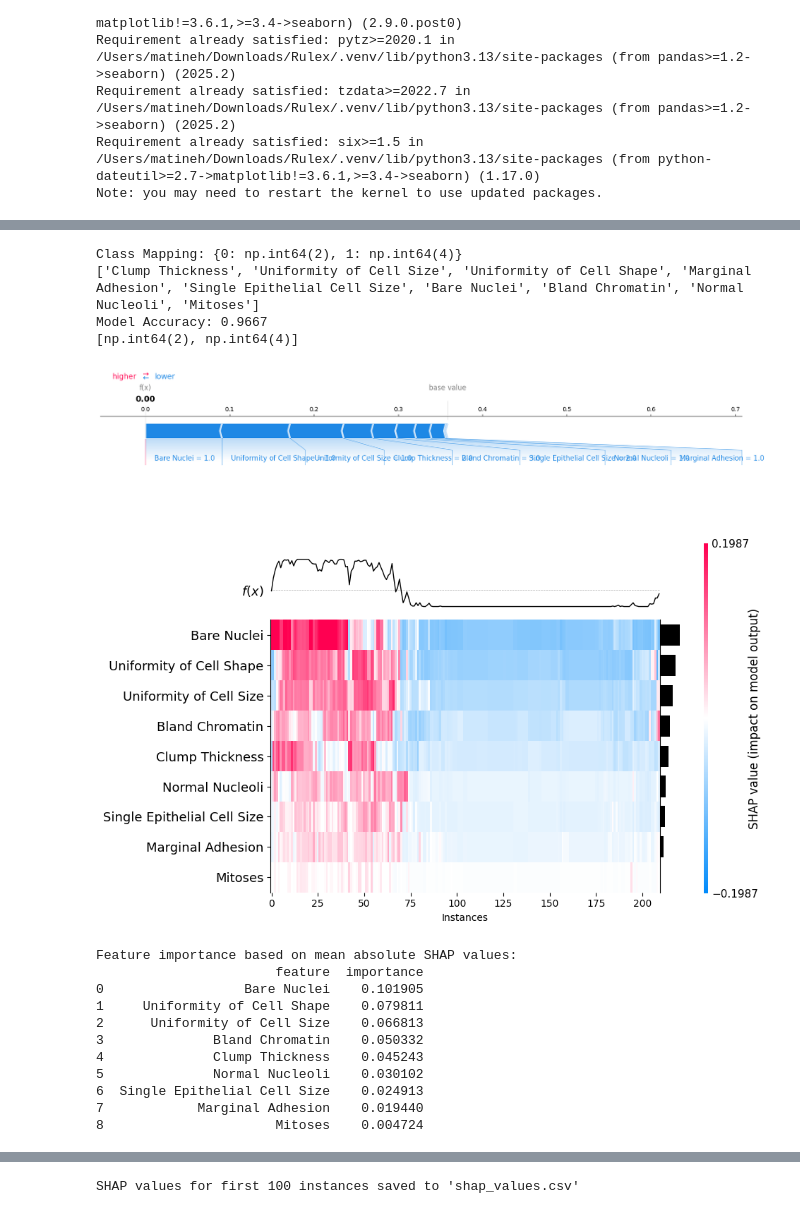
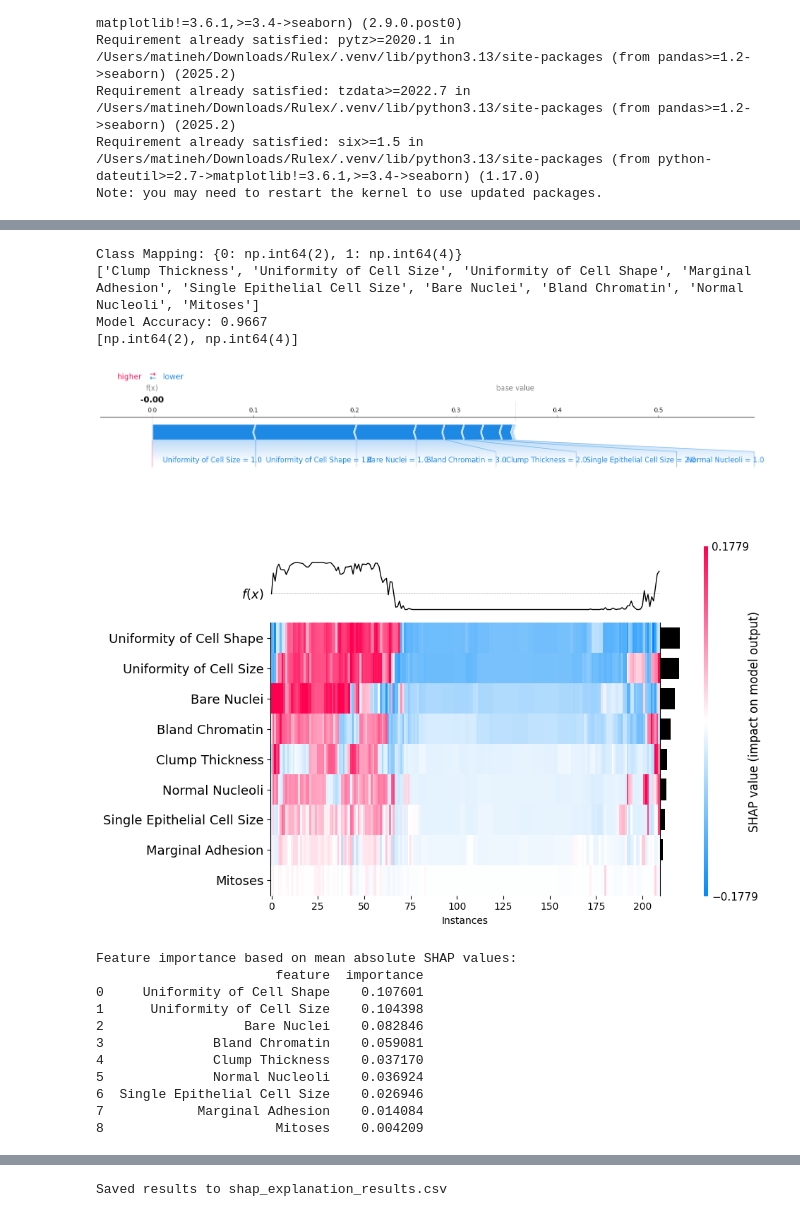
Before and after one commit to MatinehBshakib/Applying_LIME_-_SHAP_on_public_datasets, a Jupyter notebook: Applying_LIME_-_SHAP_on_public_datasets/Breast_Cancer.ipynb, the cells around one changed output, grey strips where cells are left out. Drawn from its saved outputs; the diff is of its cells as text; code cells hidden in the pictures.

```diff
--- a/Applying_LIME_-_SHAP_on_public_datasets/Breast_Cancer.ipynb
+++ b/Applying_LIME_-_SHAP_on_public_datasets/Breast_Cancer.ipynb
@@ -76,10 +76,9 @@ def load_file():
     # Load Breast Cancer Wisconsin (Original) dataset from OpenML
     data = fetch_openml(data_id= 46591 , version='active', as_frame=True)
     df = data.frame.copy()
-    df = df.set_index('Sample code number')
     #drop id column
-    if 'id' in df.columns:
-        df.drop(columns=['id'], inplace=True)
+    if 'Sample code number' in df.columns:
+        df.drop(columns=['Sample code number'], inplace=True)
     # Handle missing values represented by '?'
     df.replace('?', np.nan, inplace=True)
     x = df.drop(columns=['Class'])
@@ -99,7 +98,7 @@ def train_and_test(x,y):
     class_names = list(le.classes_)
     print (f"Class Mapping: {dict(zip(range(len(class_names)), class_names))}")
     #Split data
-    x_train, x_test, y_train, y_test = train_test_split(x,y_encoded, test_size = 0.3, random_state=42)
+    x_train, x_test, y_train, y_test = train_test_split(x, y_encoded, test_size = 0.3, random_state=42)
     #Train Model
     forest_clf = RandomForestClassifier(random_state=42)
     forest_clf.fit(x_train, y_train)
@@ -119,7 +118,7 @@ def explain_with_lime(clf, x_train, x_test, y_test, class_names):
 
     #Explain first two instances in test set
     for i in range(2):
-        actual_class = class_names[int(y_test.iloc[i])]
+        actual_class = class_names[int(y_test[i])]
         print(f"Actual Status: {actual_class}")
         print(dict(zip(x_test.columns, x_test.values[i])))
 
@@ -136,26 +135,23 @@ def explain_with_lime(clf, x_train, x_test, y_test, class_names):
 
 def explain_with_shap(clf, x_train, x_test, y_test, class_names):
     #shap.kmeans():summerize the data with centroids
-    explainer= shap.KernelExplainer(clf.predict_proba, shap.kmeans(x_train, 10))
-    shap_values = explainer.shap_values(x_test)
+    explainer= shap.TreeExplainer(clf)
+    shap_values = explainer(x_test)
+    #Explicitly get SHAP values for class 1
+    shap_values_class = shap_values[:,:,1]
     #Beeswarm plot
-    #shap.summary_plot(shap_values[:,:,1], x_test, feature_names=x_train.columns.tolist())
+    #shap.summary_plot(shap_values_class, x_test, feature_names=x_train.columns.tolist())
     #explain individual decision
     shap.force_plot(
         explainer.expected_value[1],
-        shap_values[10, :, 1],
+        shap_values_class[10,:].values,
         x_test.iloc[10],
         feature_names=x_train.columns.tolist(),
         matplotlib=True)
     #heatmap of SHAP values
-    heatmap_explanation  = shap.Explanation(values=shap_values[:,:,1],
-                                            base_values=explainer.expected_value[1],
-                                            data=x_test.values,
-                                            feature_names=x_train.columns.tolist()
-                                        )
-    shap.plots.heatmap(heatmap_explanation)
+    shap.plots.heatmap(shap_values_class, show= True)
     #calculate mean absolute importance per feature
-    mean_abs_shap_values = np.abs(shap_values[:,:,1]).mean(axis=0)
+    mean_abs_shap_values = np.abs(shap_values_class.values).mean(axis=0)
     #create sorted dataframe of feature importance
     df_feature_importance= pd.DataFrame({'feature': x_train.columns.tolist(),
                                          'importance': mean_abs_shap_values
@@ -165,7 +161,7 @@ def explain_with_shap(clf, x_train, x_test, y_test, class_names):
     print(df_sorted_importance)
     #waterfall plot for first instance
     waterfall_explanation = shap.Explanation(
-        values = shap_values[1,:,1],
+        values = shap_values_class[1,:],
         base_values= explainer.expected_value[1],
         data= x_test.iloc[1],
         feature_names= x_train.columns.tolist()
@@ -173,54 +169,53 @@ def explain_with_shap(clf, x_train, x_test, y_test, class_names):
     shap.plots.waterfall(waterfall_explanation, max_display=10, show=True)
 
     exp= shap.Explanation(
-        values=shap_values[:,:,1],
+        values=shap_values_class.values,
         base_values=explainer.expected_value[1],
         data=x_test.values,
         feature_names=x_train.columns.tolist()
     )
     shap_df = []
-    for i in range(100):
+    for i in range(len(x_test)):
         x = pd.DataFrame({
             'id' : x_test.index[i],
             'feature': x_test.columns,
             'feature_value': x_test.values[i],
             'base_value': exp[i].base_values,
             'shap_value': exp[i].values
         })
         shap_df.append(x)
     final_shap_df = pd.concat(shap_df, axis=0)
-    sorted_shap = final_shap_df.sort_values(by=['id','shap_value'], ascending=[True, False])
-    print
-    sorted_shap.to_csv('shap_values.csv', index=False)
-    print("SHAP values for first 100 instances saved to 'shap_values.csv'")
+    sorted_shap_df = final_shap_df.sort_values(by=['id','shap_value'], ascending=[True, False])
+    sorted_shap_df.to_csv("shap_explanation_results.csv", index=False)
+    print("Saved results to shap_explanation_results.csv")
 
 
 def main():
 
     x,y = load_file()
     clf, x_train, x_test, y_test, class_names = train_and_test(x,y)
     print(class_names)
     #explain_with_lime(clf, x_train, x_test, y_test, class_names)
     explain_with_shap(clf, x_train, x_test, y_test, class_names)
 
 if __name__ == "__main__":
     main()
 # %% [output]
 [interactive output not drawn]
 Class Mapping: {0: np.int64(2), 1: np.int64(4)}
 ['Clump Thickness', 'Uniformity of Cell Size', 'Uniformity of Cell Shape', 'Marginal Adhesion', 'Single Epithelial Cell Size', 'Bare Nuclei', 'Bland Chromatin', 'Normal Nucleoli', 'Mitoses']
 Model Accuracy: 0.9667
 [np.int64(2), np.int64(4)]
-[figure, old version]
+[figure, new version]
-[figure, old version]
+[figure, new version]
 Feature importance based on mean absolute SHAP values:
                        feature  importance
-0                  Bare Nuclei    0.101905
-1     Uniformity of Cell Shape    0.079811
-2      Uniformity of Cell Size    0.066813
-3              Bland Chromatin    0.050332
-4              Clump Thickness    0.045243
-5              Normal Nucleoli    0.030102
-6  Single Epithelial Cell Size    0.024913
-7            Marginal Adhesion    0.019440
-8                      Mitoses    0.004724
+0     Uniformity of Cell Shape    0.107601
+1      Uniformity of Cell Size    0.104398
+2                  Bare Nuclei    0.082846
+3              Bland Chromatin    0.059081
+4              Clump Thickness    0.037170
+5              Normal Nucleoli    0.036924
+6  Single Epithelial Cell Size    0.026946
+7            Marginal Adhesion    0.014084
+8                      Mitoses    0.004209
@@ -228 +223 @@ Feature importance based on mean absolute SHAP values:
-SHAP values for first 100 instances saved to 'shap_values.csv'
+Saved results to shap_explanation_results.csv
```
Also changed, not shown: parts of 1 cell of this notebook, 1 other file.
